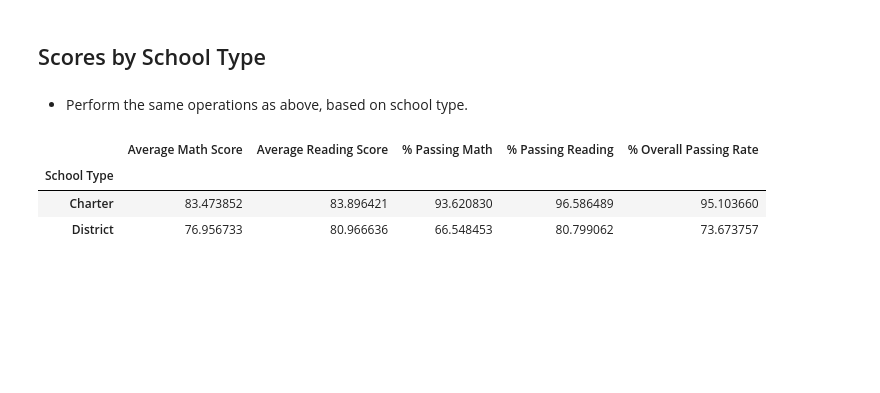
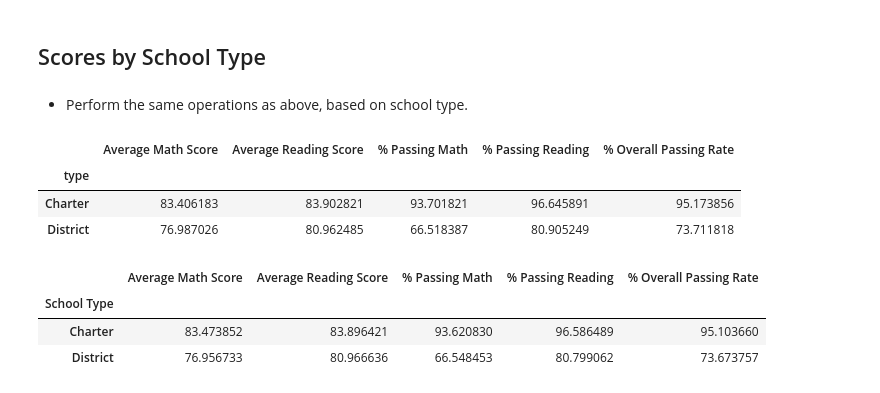
Before and after one commit to andrewdkrog/WashU, a Jupyter notebook: pyCitySchools/PyCitySchools.ipynb, the cells around one changed output. Saved outputs shown, nothing was run; the diff lists cells and outputs as text; code cells hidden in the pictures; blank space fills up the shorter version.

```diff
--- a/pyCitySchools/PyCitySchools.ipynb
+++ b/pyCitySchools/PyCitySchools.ipynb
@@ -368,6 +368,31 @@ size_summary
 ## Scores by School Type
 # %% [markdown]
 * Perform the same operations as above, based on school type.
+# %%
+type_grouped = school_data_complete.groupby("type")
+students_in_bin = type_grouped["Student ID"].count()
+type_avg_math = type_grouped["math_score"].mean()
+type_avg_reading = type_grouped["reading_score"].mean()
+type_pass_math = school_data_complete.loc[school_data_complete["math_score"] >= 70].groupby("type")["Student ID"].count()
+
+type_pass_reading = school_data_complete.loc[school_data_complete["reading_score"] >= 70].groupby("type")["Student ID"].count()
+
+type_summary = pd.DataFrame({'Average Math Score' : type_avg_math,
+                                'Average Reading Score' : type_avg_reading,
+                                '% Passing Math': type_pass_math/students_in_bin * 100,
+                                '% Passing Reading' : type_pass_reading/students_in_bin * 100,
+                                '% Overall Passing Rate' : (type_pass_math + type_pass_reading) / (2 * students_in_bin) * 100
+                                })
+type_summary = type_summary[['Average Math Score', 'Average Reading Score', '% Passing Math',
+                                    '% Passing Reading', '% Overall Passing Rate']]
+
+
+type_summary
+# %% [output]
+|  | Average Math Score | Average Reading Score | % Passing Math | % Passing Reading | % Overall Passing Rate |
+| type |  |  |  |  |  |
+| Charter | 83.406183 | 83.902821 | 93.701821 | 96.645891 | 95.173856 |
+| District | 76.987026 | 80.962485 | 66.518387 | 80.905249 | 73.711818 |
 # %%
 # %% [output]
 |  | Average Math Score | Average Reading Score | % Passing Math | % Passing Reading | % Overall Passing Rate |
```
